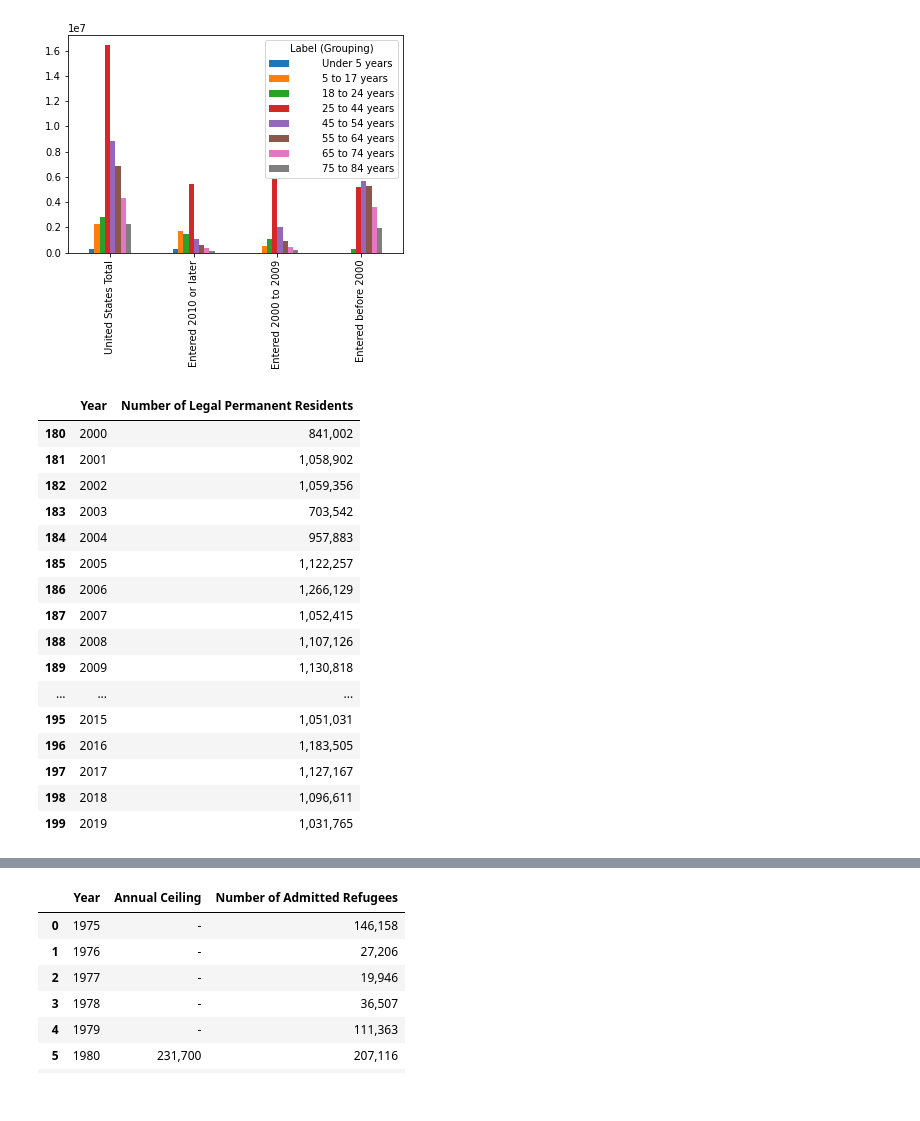
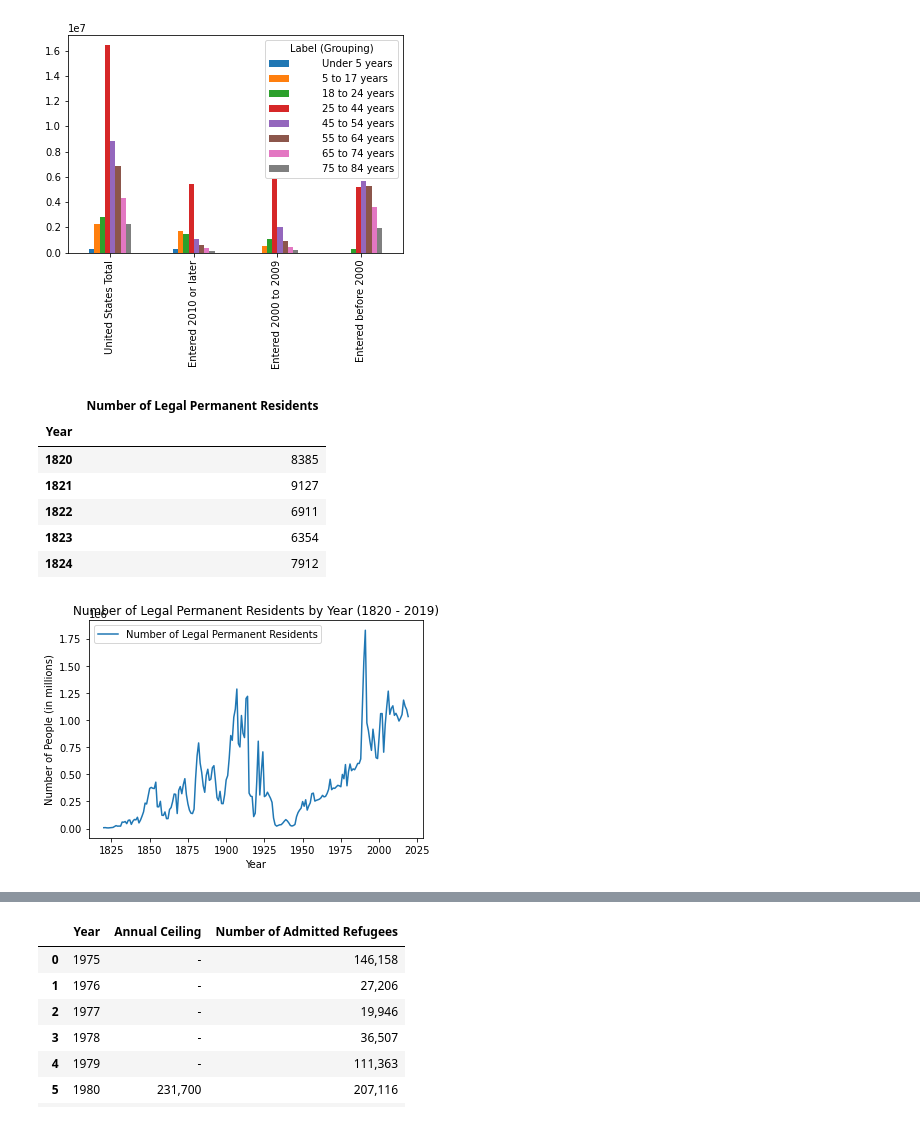
Before and after one commit to halabi93/Immigration-Data-Analysis, a Jupyter notebook: ImmigrantData.ipynb, the cells around one changed output, grey strips where cells are left out. Cells and saved outputs as stored; diff of their text form; code cells hidden in the pictures.

Commit message:
Ann perm res line graph

```diff
--- a/ImmigrantData.ipynb
+++ b/ImmigrantData.ipynb
@@ -105,28 +105,33 @@ imm_age_transp.plot.bar();
 [figure]
 [figure]
 # %%
+#Read in data frame (from https://www.migrationpolicy.org/programs/data-hub/us-immigration-trends#history)
+#Legal Immigration to the United States, 1820-2019
+
 data_file2 = os.path.join("resources", "Annual Perm Resident 1820-2019.csv")
-ann_perm_res = pd.read_csv(data_file2)
+ann_perm_res = pd.read_csv(data_file2, thousands=',')
+
+#Format data frame
 ann_perm_res = ann_perm_res.drop(columns = ann_perm_res.columns[0])
-ann_perm_res.tail(20)
+ann_perm_res = ann_perm_res.set_index("Year")
+
+#Format and display plot
+title = "Number of Legal Permanent Residents by Year (1820 - 2019)"
+ylabel = "Number of People (in millions)"
+
+ann_perm_res.plot.line(title = title, ylabel = ylabel)
+
+#Display data frame
+ann_perm_res.head()
 # %% [output]
-|  | Year | Number of Legal Permanent Residents |
-| 180 | 2000 | 841,002 |
-| 181 | 2001 | 1,058,902 |
-| 182 | 2002 | 1,059,356 |
-| 183 | 2003 | 703,542 |
-| 184 | 2004 | 957,883 |
-| 185 | 2005 | 1,122,257 |
-| 186 | 2006 | 1,266,129 |
-| 187 | 2007 | 1,052,415 |
-| 188 | 2008 | 1,107,126 |
-| 189 | 2009 | 1,130,818 |
-| ... | ... | ... |
-| 195 | 2015 | 1,051,031 |
-| 196 | 2016 | 1,183,505 |
-| 197 | 2017 | 1,127,167 |
-| 198 | 2018 | 1,096,611 |
-| 199 | 2019 | 1,031,765 |
+|  | Number of Legal Permanent Residents |
+| Year |  |
+| 1820 | 8385 |
+| 1821 | 9127 |
+| 1822 | 6911 |
+| 1823 | 6354 |
+| 1824 | 7912 |
+[figure, added]
 # %%
 #Fiscal year 2021, Q4 / furthest right, fiscal ytd
 
```
